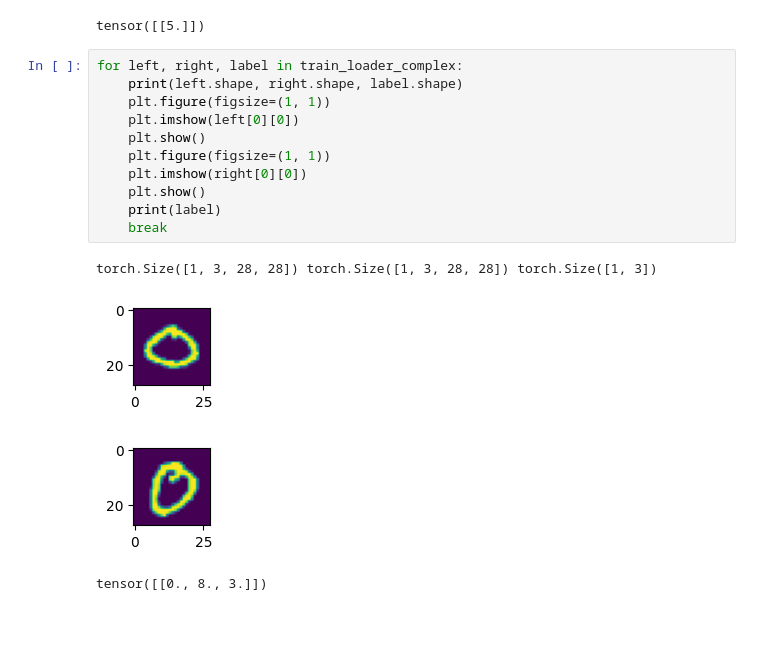
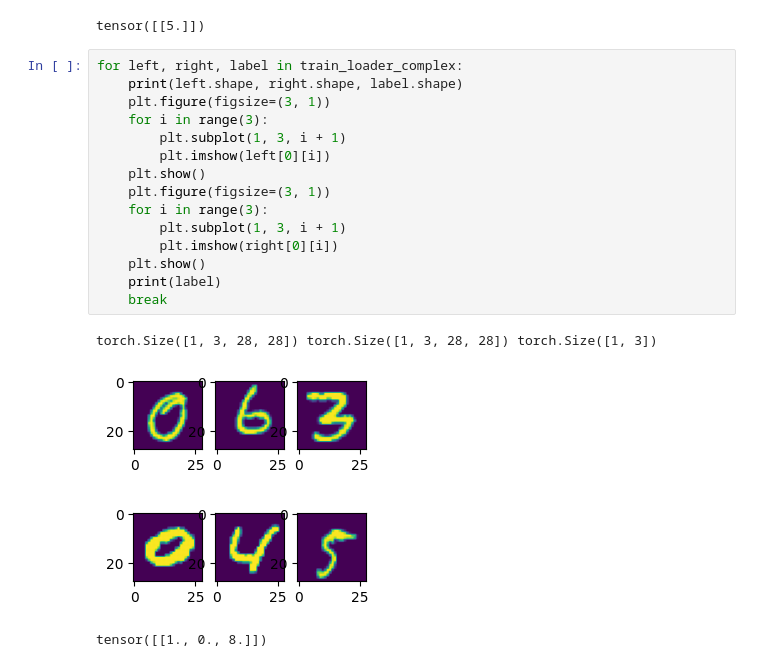
Before and after one commit to yinjc8214/DSL, a Jupyter notebook: tmp.ipynb, the cells around one changed output. Cells and saved outputs as stored; diff of their text form; blank space fills up the shorter version.

```diff
--- a/tmp.ipynb
+++ b/tmp.ipynb
@@ -21,16 +21,20 @@ tensor([[5.]])
 # %%
 for left, right, label in train_loader_complex:
     print(left.shape, right.shape, label.shape)
-    plt.figure(figsize=(1, 1))
-    plt.imshow(left[0][0])
+    plt.figure(figsize=(3, 1))
+    for i in range(3):
+        plt.subplot(1, 3, i + 1)
+        plt.imshow(left[0][i])
     plt.show()
-    plt.figure(figsize=(1, 1))
-    plt.imshow(right[0][0])
+    plt.figure(figsize=(3, 1))
+    for i in range(3):
+        plt.subplot(1, 3, i + 1)
+        plt.imshow(right[0][i])
     plt.show()
     print(label)
     break
 # %% [output]
 torch.Size([1, 3, 28, 28]) torch.Size([1, 3, 28, 28]) torch.Size([1, 3])
-[figure, old version]
+[figure, new version]
-[figure, old version]
+[figure, new version]
-tensor([[0., 8., 3.]])
+tensor([[1., 0., 8.]])
```
